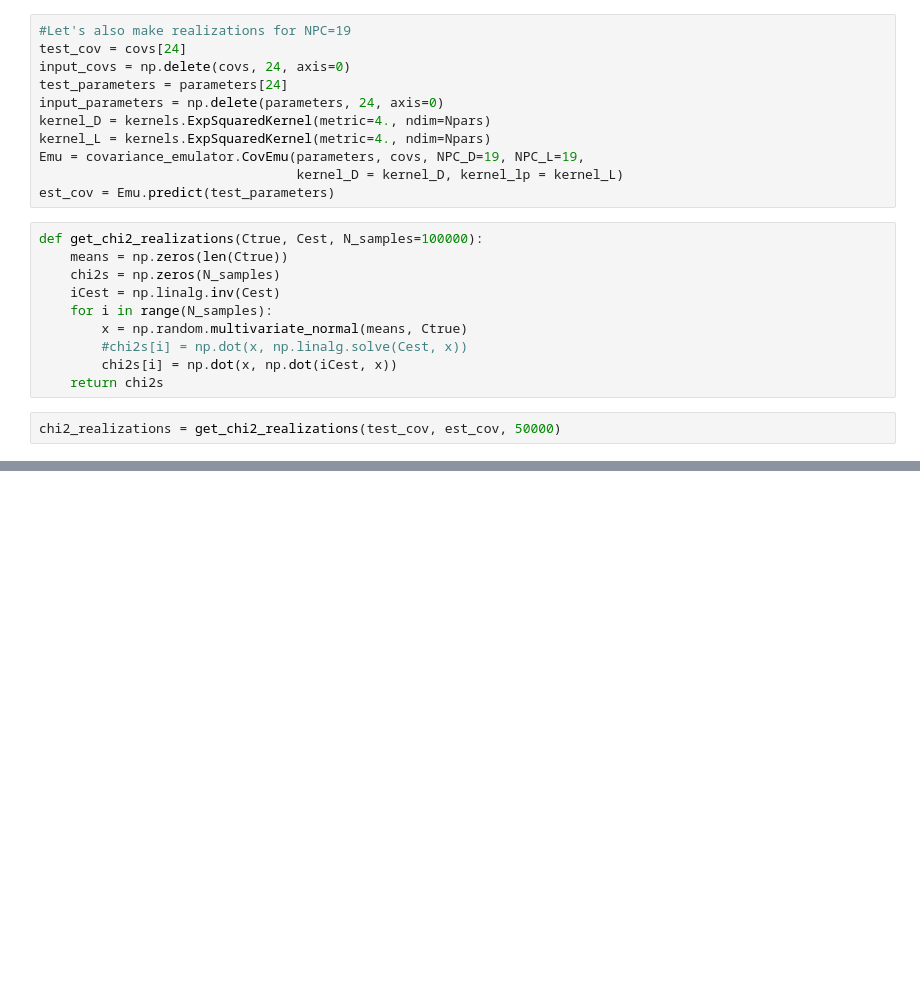
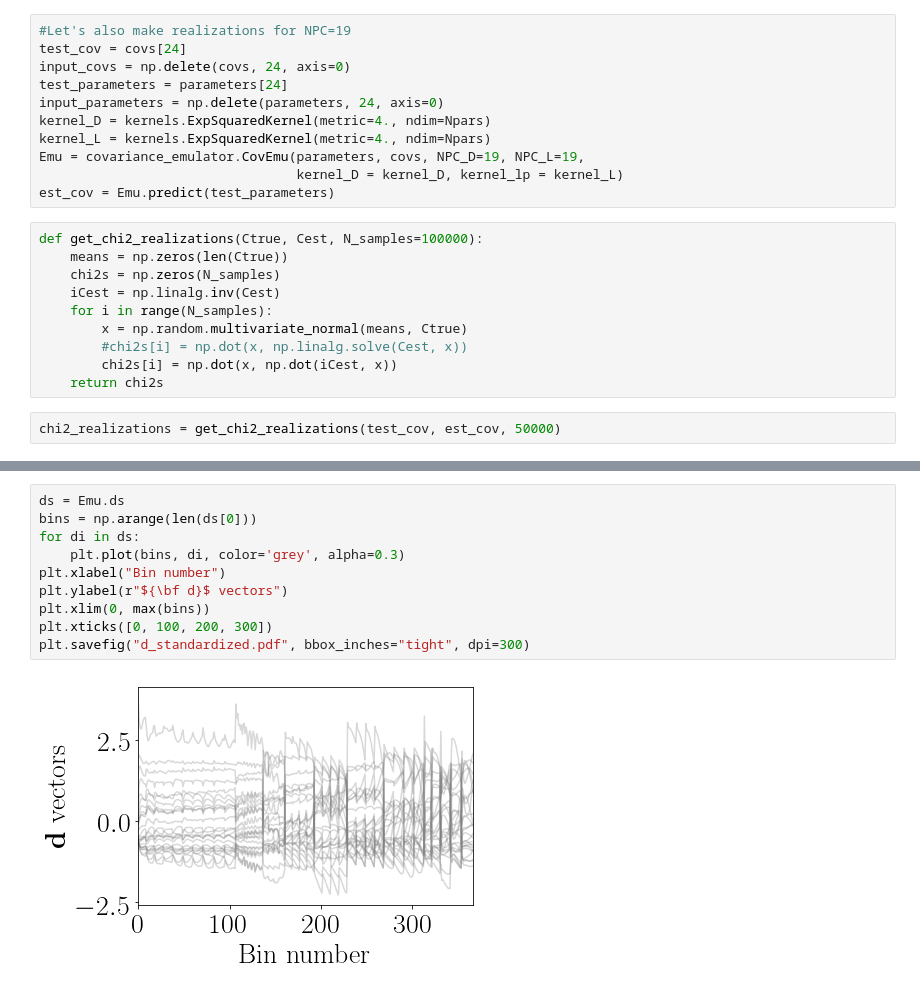
Before and after one commit to tmcclintock/covariance_emulator, a Jupyter notebook: notebooks/Chi2 realizations.ipynb, the cells around one changed output, grey strips where cells are left out. Saved outputs shown, nothing was run; the diff lists cells and outputs as text; blank space fills up the shorter version.

```diff
--- a/notebooks/Chi2 realizations.ipynb
+++ b/notebooks/Chi2 realizations.ipynb
@@ -60,0 +61,12 @@ fig.savefig("chi2_shifts.pdf", bbox_inches="tight")
+# %%
+ds = Emu.ds
+bins = np.arange(len(ds[0]))
+for di in ds:
+    plt.plot(bins, di, color='grey', alpha=0.3)
+plt.xlabel("Bin number")
+plt.ylabel(r"${\bf d}$ vectors")
+plt.xlim(0, max(bins))
+plt.xticks([0, 100, 200, 300])
+plt.savefig("d_standardized.pdf", bbox_inches="tight", dpi=300)
+# %% [output]
+[figure, added]
```
Also changed, not shown: parts of 2 cells of this notebook, 1 other file.
